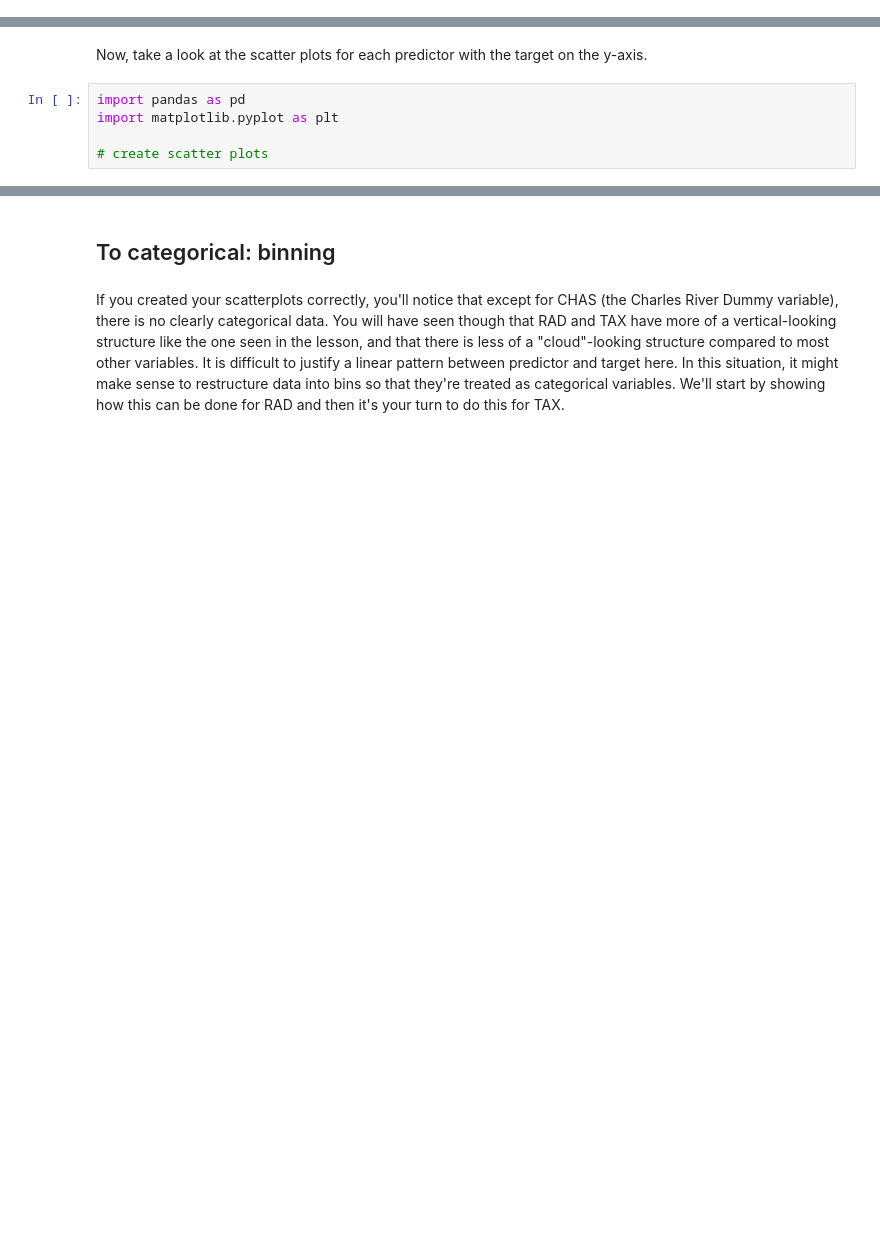
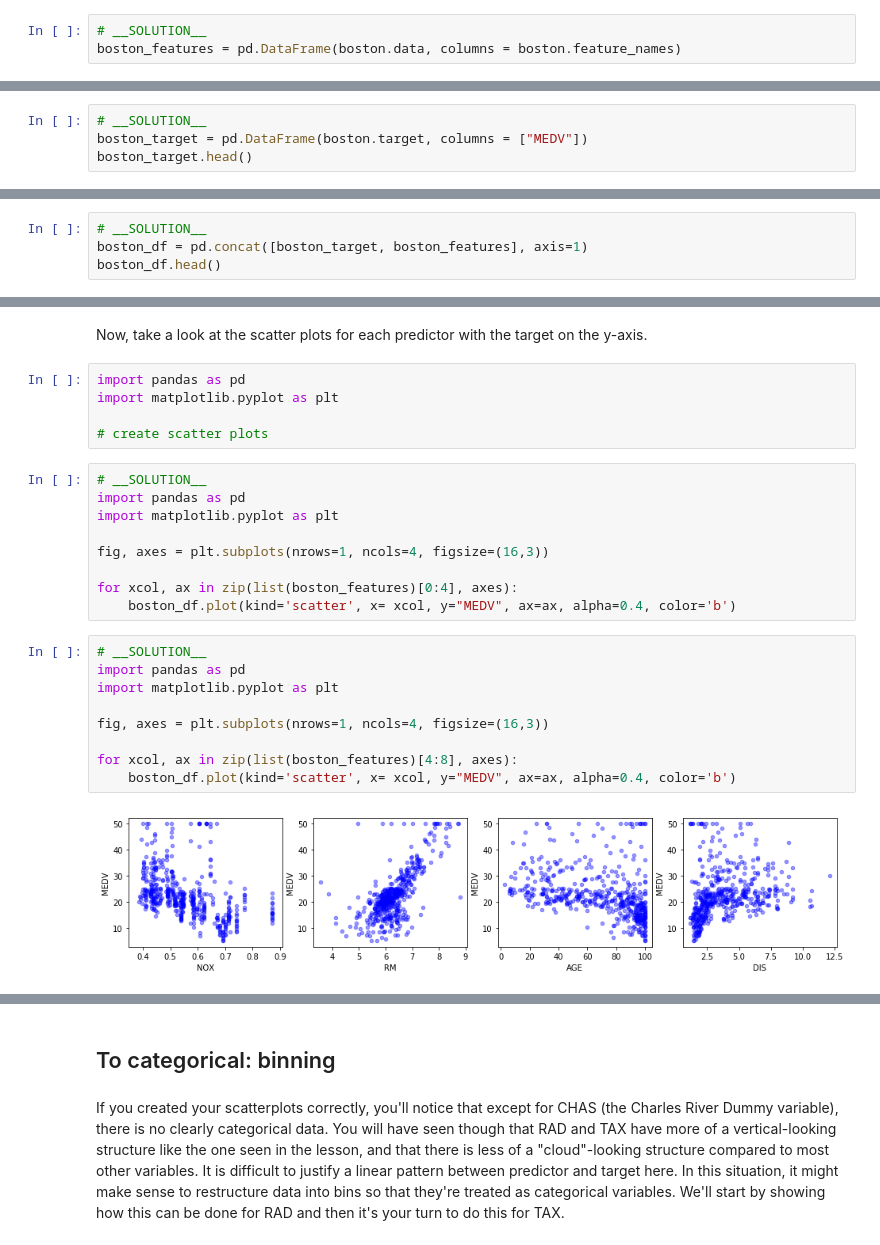
Before and after one commit to learn-co-curriculum/dsc-categorical-variables-regression-lab, a Jupyter notebook: index.ipynb, the cells around one changed output, grey strips where cells are left out. Drawn from its saved outputs; the diff is of its cells as text; blank space fills up the shorter version.

Commit message:
Auto-create curriculum branch from master + solution

```diff
--- a/index.ipynb
+++ b/index.ipynb
@@ -29,3 +60,6 @@ Let's create a Pandas DataFrame with the data (which are the features, not inclu
 boston_features = None
 # %%
 #inspect the first few rows
+# %%
+# __SOLUTION__
+boston_features = pd.DataFrame(boston.data, columns = boston.feature_names)
@@ -50,3 +94,7 @@ Let's convert the target to a dataframe as well, and assign the column name "MED
 boston_target = None
 
 #inspect the first few rows
+# %%
+# __SOLUTION__
+boston_target = pd.DataFrame(boston.target, columns = ["MEDV"])
+boston_target.head()
@@ -58,3 +113,7 @@ Next, let's merge the target and the predictors in one dataframe `boston_df`.
 # %%
 boston_df = None
 boston_df.head()
+# %%
+# __SOLUTION__
+boston_df = pd.concat([boston_target, boston_features], axis=1)
+boston_df.head()
@@ -70,3 +171,23 @@ import pandas as pd
 import matplotlib.pyplot as plt
 
 # create scatter plots
+# %%
+# __SOLUTION__
+import pandas as pd
+import matplotlib.pyplot as plt
+
+fig, axes = plt.subplots(nrows=1, ncols=4, figsize=(16,3))
+
+for xcol, ax in zip(list(boston_features)[0:4], axes):
+    boston_df.plot(kind='scatter', x= xcol, y="MEDV", ax=ax, alpha=0.4, color='b')
+# %%
+# __SOLUTION__
+import pandas as pd
+import matplotlib.pyplot as plt
+
+fig, axes = plt.subplots(nrows=1, ncols=4, figsize=(16,3))
+
+for xcol, ax in zip(list(boston_features)[4:8], axes):
+    boston_df.plot(kind='scatter', x= xcol, y="MEDV", ax=ax, alpha=0.4, color='b')
+# %% [output]
+[figure, added]
```
Also changed, not shown: parts of 24 cells of this notebook, 5 other files.
